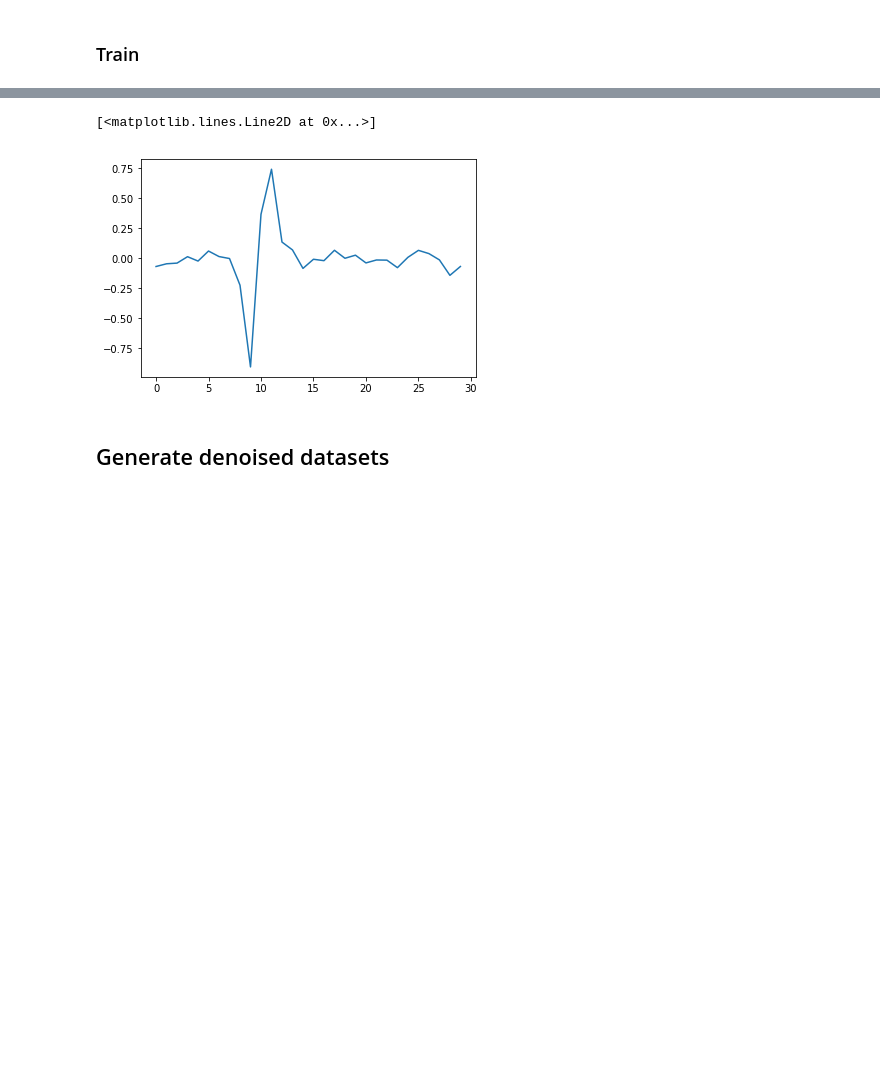
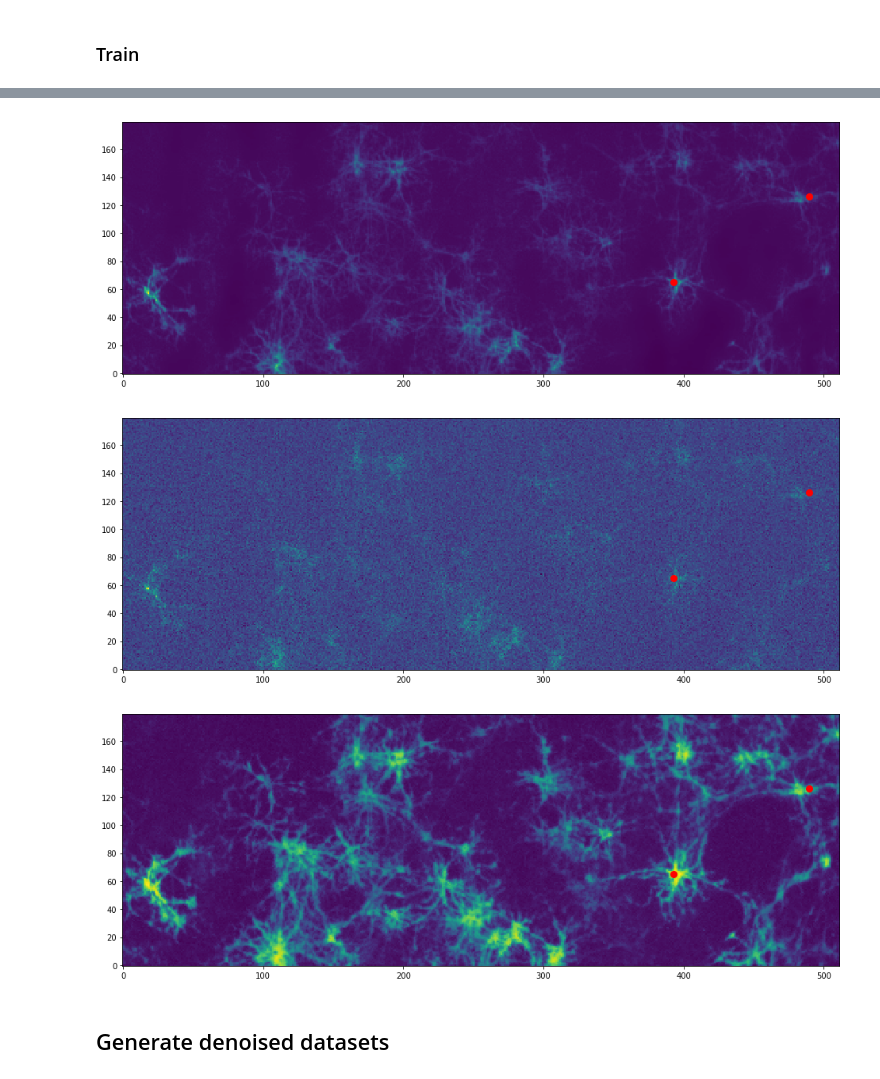
Before and after one commit to cellarium-ai/CellMincer, a Jupyter notebook: notebooks/cellmincer_proto.ipynb, the cells around one changed output, grey strips where cells are left out. Cells and saved outputs as stored; diff of their text form; code cells hidden in the pictures; blank space fills up the shorter version.

```diff
--- a/notebooks/cellmincer_proto.ipynb
+++ b/notebooks/cellmincer_proto.ipynb
@@ -393,0 +437,22 @@ plt.colorbar(im)
+# %%
+init_state = end_to_end_denoiser.state_dict()
+denoised_movie_txy_list = []
+for state, label in zip(eval_states, eval_state_labels):
+    print(f'Generating denoising movie for state {label} ...')
+    end_to_end_denoiser.load_state_dict(state)
+    denoised_movie_txy = generate_denoised_movie(
+        ws_base_list=ws_base_list,
+        ws_denoising_list=ws_denoising_list,
+        end_to_end_denoiser=end_to_end_denoiser,
+        i_dataset=i_dataset_denoising,
+        i_t_begin=i_t_begin_denoising,
+        i_t_end=i_t_end_denoising,
+        x0=x0_denoising,
+        y0=y0_denoising,
+        x_window=x_window_denoising,
+        y_window=y_window_denoising)
+    denoised_movie_txy_list.append(denoised_movie_txy)
+end_to_end_denoiser.load_state_dict(init_state)
+
+# SMA movie
+denoised_movie_sma_txy = get_denoised_movie_sma_txy(denoised_movie_txy_list[:-1])
@@ -394,9 +535,33 @@ plt.colorbar(im)
+# %%
+viz_i_t = 350
+
+fig, ax = new_fig()
+im = ax.imshow(denoised_movie_txy[viz_i_t, ...].T, origin='lower')
+for (viz_x0, viz_y0) in viz_pixels:
+    ax.plot([viz_x0], [viz_y0], marker='.', markersize=16, color='red')
+plt.tight_layout()
+plt.savefig(f'./out/{opto_mov_prefixes[i_dataset_denoising]}_{model_prefix}_denoised_snapshot.pdf')
+
+fig, ax = new_fig()
+im = ax.imshow(raw_movie_txy[viz_i_t, ...].T, origin='lower')
+for (viz_x0, viz_y0) in viz_pixels:
+    ax.plot([viz_x0], [viz_y0], marker='.', markersize=16, color='red')
+plt.tight_layout()
+plt.savefig(f'./out/{opto_mov_prefixes[i_dataset_denoising]}_{model_prefix}_raw_snapshot.pdf')
+
+fig, ax = new_fig()
+im = ax.imshow(ws_base_list[i_dataset_denoising].movie_t_corr_xy.T, origin='lower')
+for (viz_x0, viz_y0) in viz_pixels:
+    ax.plot([viz_x0], [viz_y0], marker='.', markersize=16, color='red')
+plt.tight_layout()
+plt.savefig(f'./out/{opto_mov_prefixes[i_dataset_denoising]}_{model_prefix}_corr.pdf')
+# %% [output]
+[figure, added]
+[figure, added]
+[figure, added]
 # %%
-plt.plot((denoised_movie_txy[220:250, x0, y0] - denoised_movie_txy[221:251, x0, y0]) / (
+plt.plot((denoised_movie_txy[200:500, x0, y0] - denoised_movie_txy[201:501, x0, y0]) / (
     ws_base_list[i_dataset].movie_t_std_xy[x0, y0] / ws_denoising_list[i_dataset].fg_scale))
-# %% [output]
-[<matplotlib.lines.Line2D at 0x...>]
-[figure, removed]
 # %% [markdown]
 ## Generate denoised datasets
 # %%
```
Also changed, not shown: parts of 34 cells of this notebook, 3 other files.
